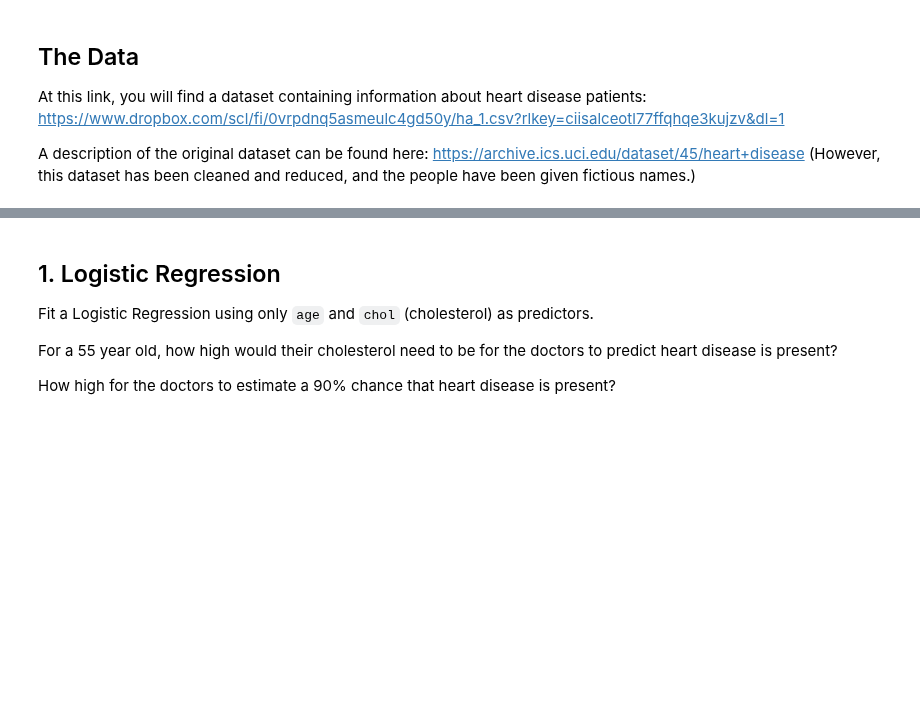
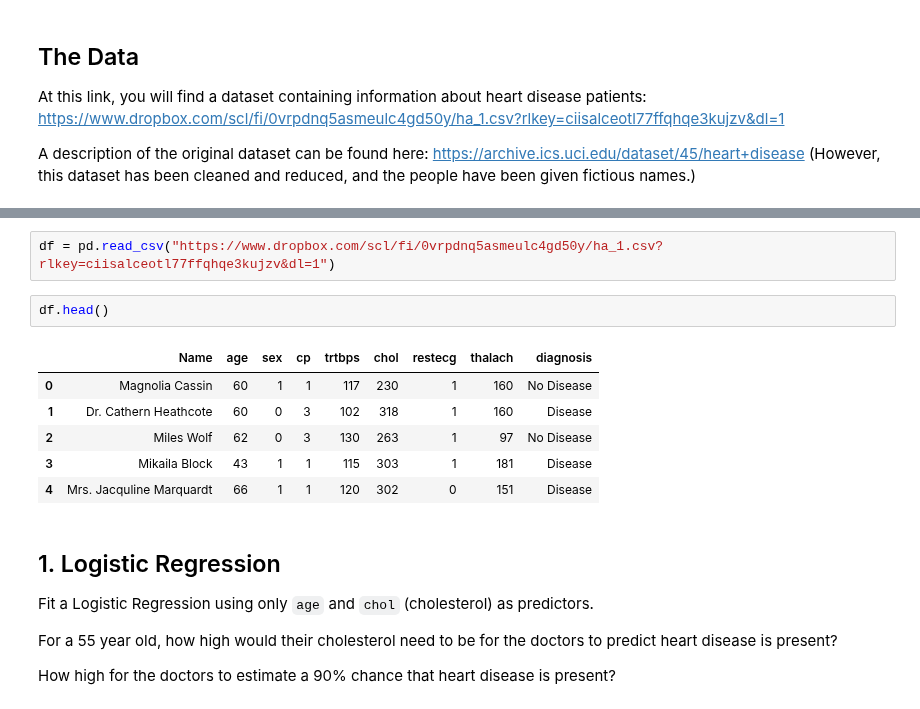
Before and after one commit to bellamccarty/GSB-544, a Jupyter notebook: Practice_Activities/Practice_Activity_9.1/Practice_Activity_9_1.ipynb, the cells around one changed output, grey strips where cells are left out. Saved outputs shown, nothing was run; the diff lists cells and outputs as text; blank space fills up the shorter version.

```diff
--- a/Practice_Activities/Practice_Activity_9.1/Practice_Activity_9_1.ipynb
+++ b/Practice_Activities/Practice_Activity_9.1/Practice_Activity_9_1.ipynb
@@ -17,3 +31,14 @@ A description of the original dataset can be found here: https://archive.ics.uci
+# %%
+df = pd.read_csv("https://www.dropbox.com/scl/fi/0vrpdnq5asmeulc4gd50y/ha_1.csv?rlkey=ciisalceotl77ffqhqe3kujzv&dl=1")
+# %%
+df.head()
+# %% [output]
+|  | Name | age | sex | cp | trtbps | chol | restecg | thalach | diagnosis |
+| 0 | Magnolia Cassin | 60 | 1 | 1 | 117 | 230 | 1 | 160 | No Disease |
+| 1 | Dr. Cathern Heathcote | 60 | 0 | 3 | 102 | 318 | 1 | 160 | Disease |
+| 2 | Miles Wolf | 62 | 0 | 3 | 130 | 263 | 1 | 97 | No Disease |
+| 3 | Mikaila Block | 43 | 1 | 1 | 115 | 303 | 1 | 181 | Disease |
+| 4 | Mrs. Jacquline Marquardt | 66 | 1 | 1 | 120 | 302 | 0 | 151 | Disease |
 # %% [markdown]
 ## 1. Logistic Regression
 
```
Also changed, not shown: parts of 8 cells of this notebook, 1 other file.
